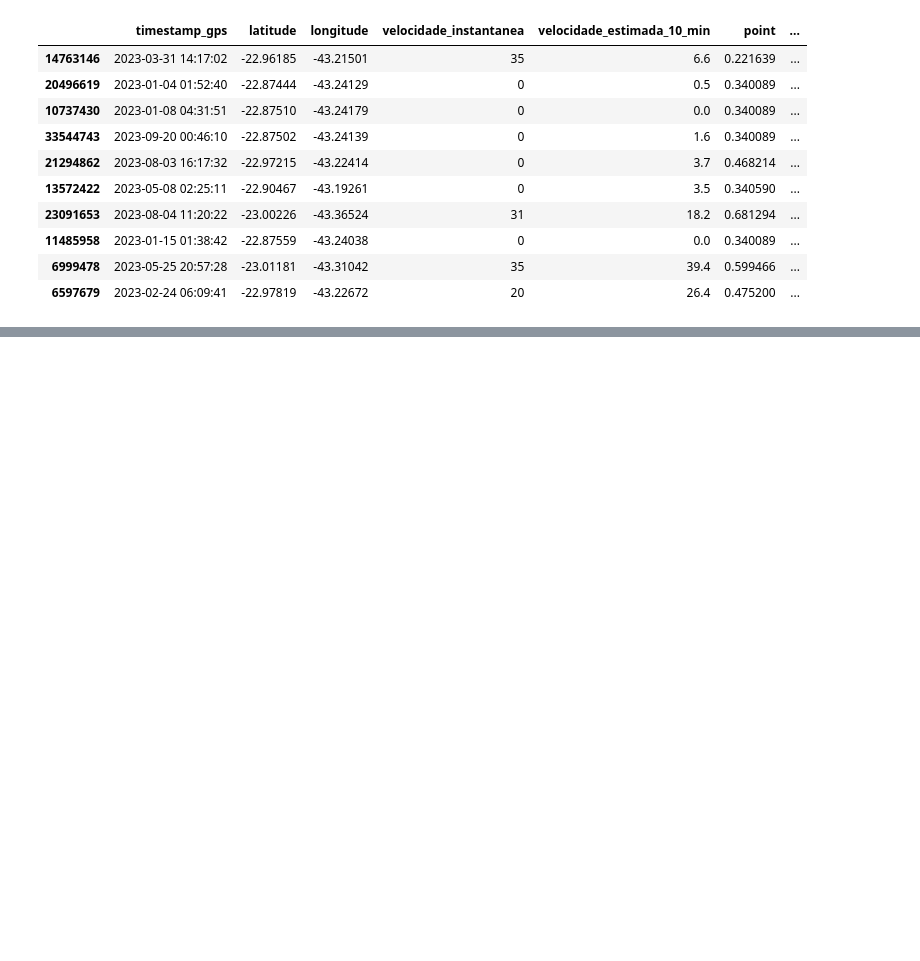
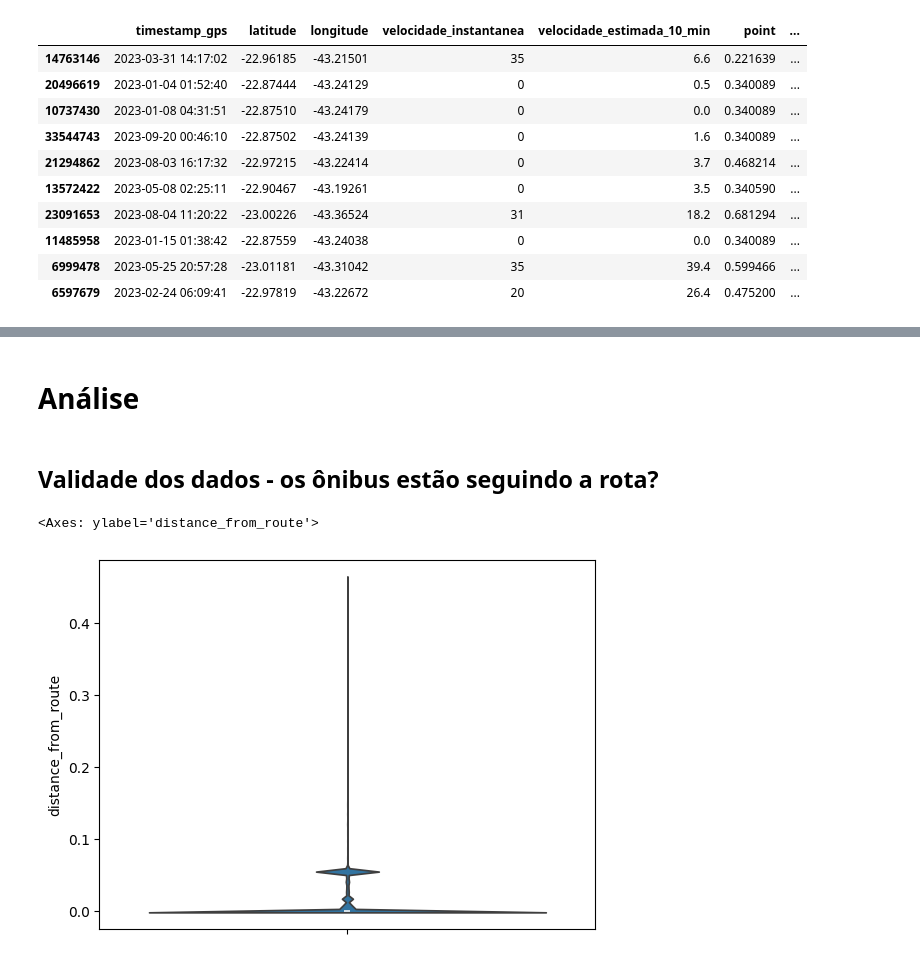
Before and after one commit to Thlamz/transportation, a Jupyter notebook: reading_gtfs.ipynb, the cells around one changed output, grey strips where cells are left out. Saved outputs shown, nothing was run; the diff lists cells and outputs as text; code cells hidden in the pictures; blank space fills up the shorter version.

Commit message:
Adicionando métrica de distância do ponto para a rota

```diff
--- a/reading_gtfs.ipynb
+++ b/reading_gtfs.ipynb
@@ -103,0 +108,6 @@ bus_positions.sample(10)
+# %%
+def distance_from_route(bus_location: tuple[float, float]):
+    return route_geometry.distance(Point(bus_location))
+# %%
+bus_positions['distance_from_route'] = bus_positions[['latitude', 'longitude']].swifter.apply(lambda x: distance_from_route((x['longitude'], x['latitude'])), axis=1)
+bus_positions.sample(10)
@@ -103,0 +126,9 @@ bus_positions.sample(10)
+# %% [markdown]
+# Análise
+# %% [markdown]
+## Validade dos dados - os ônibus estão seguindo a rota?
+# %%
+sns.violinplot(bus_positions['distance_from_route'])
+# %% [output]
+<Axes: ylabel='distance_from_route'>
+[figure, added]
```
Also changed, not shown: parts of 6 cells of this notebook.
